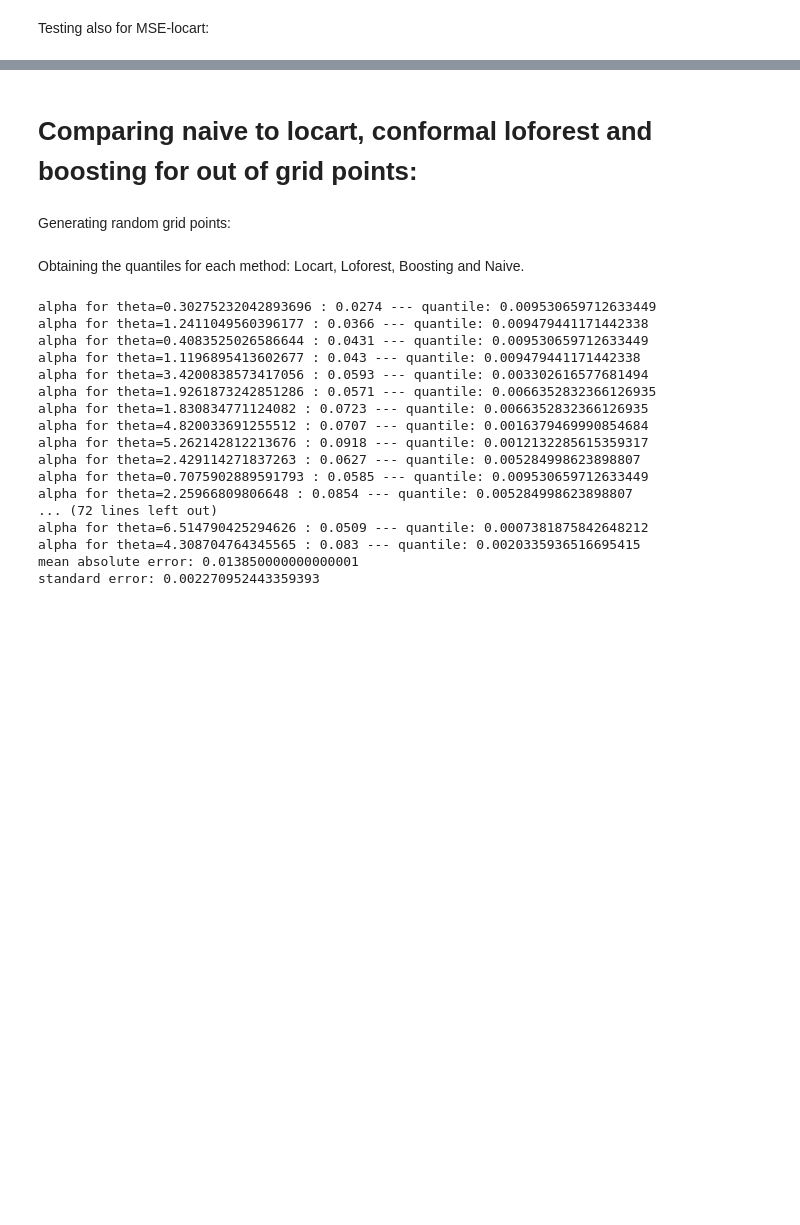
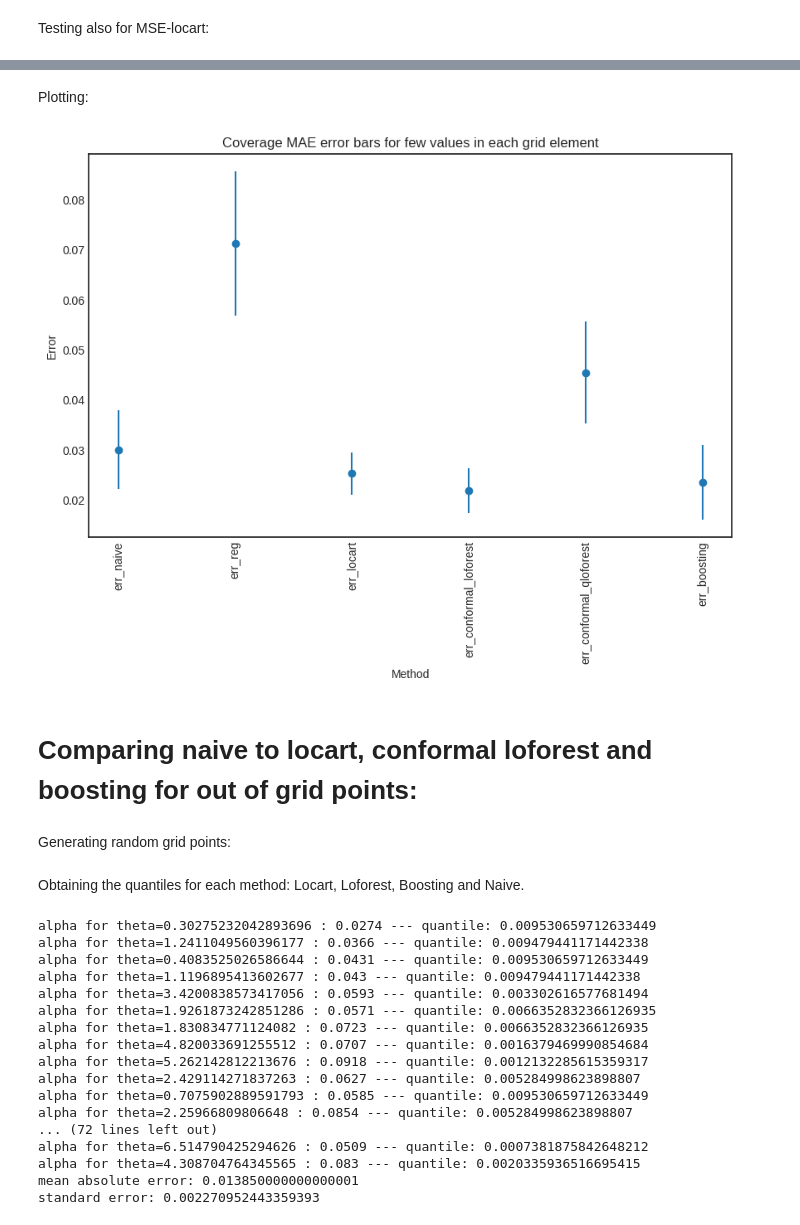
Before and after one commit to Monoxido45/CSI, a Jupyter notebook: experiments/pinball.ipynb, the cells around one changed output, grey strips where cells are left out. Drawn from its saved outputs; the diff is of its cells as text; code cells hidden in the pictures; blank space fills up the shorter version.

```diff
--- a/experiments/pinball.ipynb
+++ b/experiments/pinball.ipynb
@@ -441,5 +723,5 @@ locart_quantiles = locart_object.calib(model_thetas, model_lambdas, min_samples_
 idxs = locart_object.cart.apply(thetas.reshape(-1, 1))
 list_locart_quantiles = [locart_quantiles[idx] for idx in idxs]
 # %%
-err["err_locart_few"] = eval_coverage(list_locart_quantiles)
+err_few["err_locart"] = eval_coverage(list_locart_quantiles)
 # %% [output]
@@ -773,0 +759,2 @@ plt.show()
+# %%
+err_few["err_conformal_loforest"] = eval_coverage(loforest_cutoffs)
@@ -773,0 +786,2 @@ plt.show()
+# %%
+err_few["err_conformal_qloforest"] = eval_coverage(qloforest_cutoffs)
@@ -773,0 +817,2 @@ plt.show()
+# %%
+err_few["err_boosting"] = eval_coverage(quantiles)
@@ -774,3 +835,27 @@ plt.show()
+# %% [markdown]
+Plotting:
+# %%
+# Use seaborn-white style
+plt.style.use('seaborn-white')
+
+# Extract keys and values from the dictionary
+keys = list(err_few.keys())
+values = list(err_few.values())
+
+# Separate mean absolute errors and standard errors
+mae = [val[0] for val in values]
+std_err = [val[1] for val in values]
+
+# Create an error bar plot
+plt.figure(figsize=(10, 6))
+plt.errorbar(keys, mae, yerr=std_err, fmt='o')
+plt.xlabel('Method')
+plt.ylabel('Error')
+plt.title(r'Coverage MAE error bars for few values in each grid element')
+plt.xticks(rotation=90)  # Rotate x-axis labels for better visibility
+plt.show()
+# %% [output]
+[figure, added]
 # %% [markdown]
 # Comparing naive to locart, conformal loforest and boosting for out of grid points:
 # %%
```
Also changed, not shown: parts of 112 cells of this notebook.
